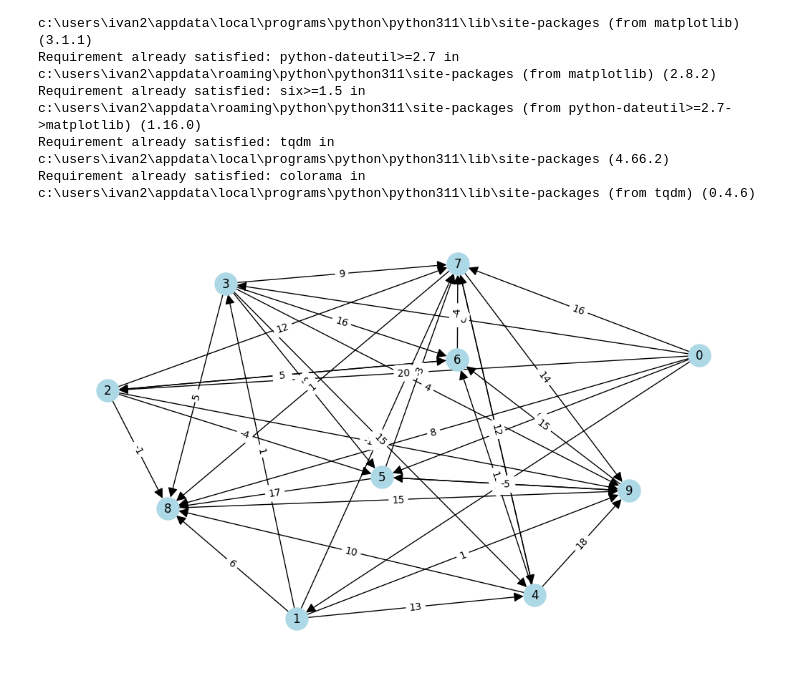
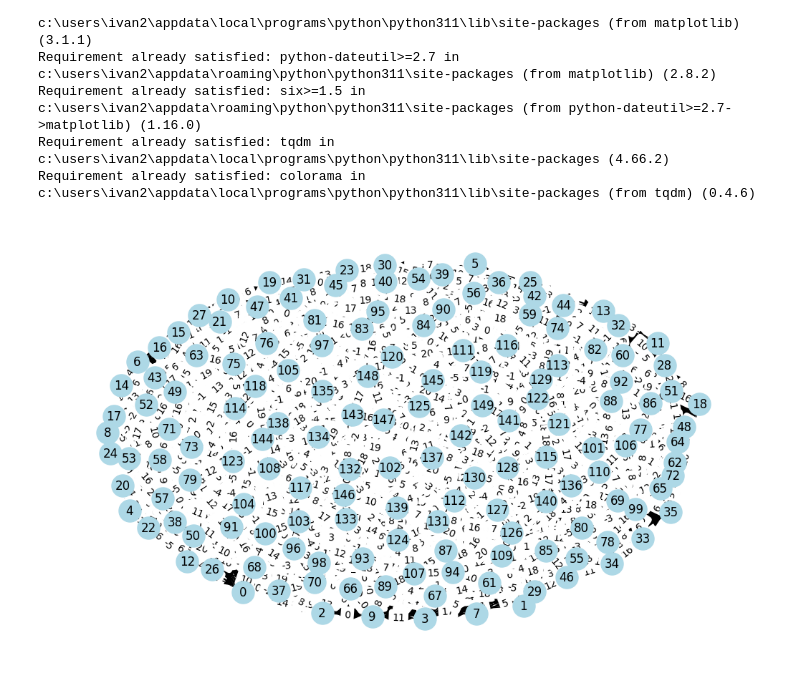
Before and after one commit to DoktorTomato/Team15_discrete_math_lab, a Jupyter notebook: floy_warshall_alg/floyd_warshal_alg.ipynb, the cells around one changed output. Drawn from its saved outputs; the diff is of its cells as text; code cells hidden in the pictures.

```diff
--- a/floy_warshall_alg/floyd_warshal_alg.ipynb
+++ b/floy_warshall_alg/floyd_warshal_alg.ipynb
@@ -81,9 +82,9 @@ def gnp_random_connected_graph(num_of_nodes: int,
 builtin_time = []
 my_time = []
 # %%
-G = gnp_random_connected_graph(10, 0.7, True, True)
+G = gnp_random_connected_graph(150, 0.7, True, True)
 # %% [output]
-[figure, old version]
+[figure, new version]
 # %%
 from networkx.algorithms import floyd_warshall_predecessor_and_distance
 # pred is a dictionary of predecessors, dist is a dictionary of distances dictionaries
```
Also changed, not shown: parts of 7 cells of this notebook.
